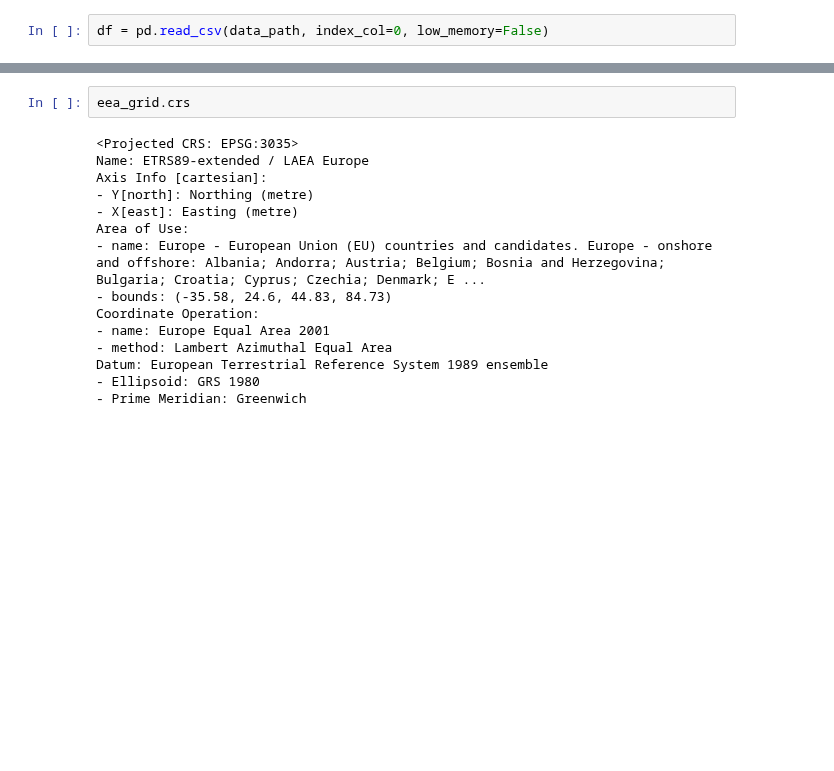
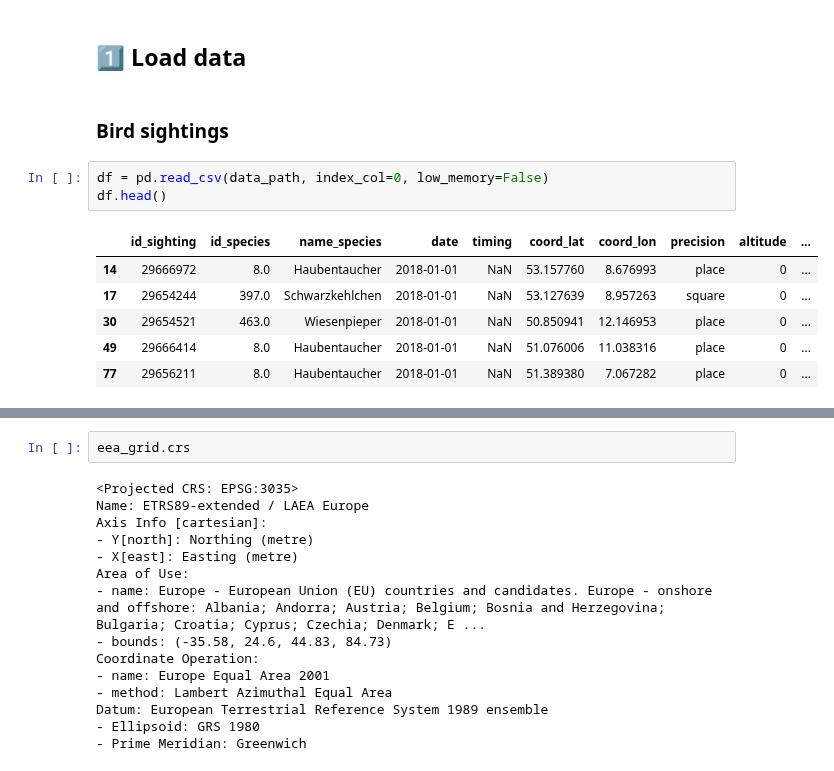
Before and after one commit to marinasie/bird-sighting-validation, a Jupyter notebook: marina/01_data_preparation/03_EEA_Grid_Assignment.ipynb, the cells around one changed output, grey strips where cells are left out. Cells and saved outputs as stored; diff of their text form; blank space fills up the shorter version.

```diff
--- a/marina/01_data_preparation/03_EEA_Grid_Assignment.ipynb
+++ b/marina/01_data_preparation/03_EEA_Grid_Assignment.ipynb
@@ -23,2 +44,14 @@ target_path = '/Users/marinasiebold/Library/Mobile Documents/com~apple~CloudDocs
+# %% [markdown]
+## 1️⃣ Load data
+# %% [markdown]
+### Bird sightings
 # %%
 df = pd.read_csv(data_path, index_col=0, low_memory=False)
+df.head()
+# %% [output]
+|  | id_sighting | id_species | name_species | date | timing | coord_lat | coord_lon | precision | altitude | ... |
+| 14 | 29666972 | 8.0 | Haubentaucher | 2018-01-01 | NaN | 53.157760 | 8.676993 | place | 0 | ... |
+| 17 | 29654244 | 397.0 | Schwarzkehlchen | 2018-01-01 | NaN | 53.127639 | 8.957263 | square | 0 | ... |
+| 30 | 29654521 | 463.0 | Wiesenpieper | 2018-01-01 | NaN | 50.850941 | 12.146953 | place | 0 | ... |
+| 49 | 29666414 | 8.0 | Haubentaucher | 2018-01-01 | NaN | 51.076006 | 11.038316 | place | 0 | ... |
+| 77 | 29656211 | 8.0 | Haubentaucher | 2018-01-01 | NaN | 51.389380 | 7.067282 | place | 0 | ... |
```
Also changed, not shown: parts of 16 cells of this notebook, 21 other files.
